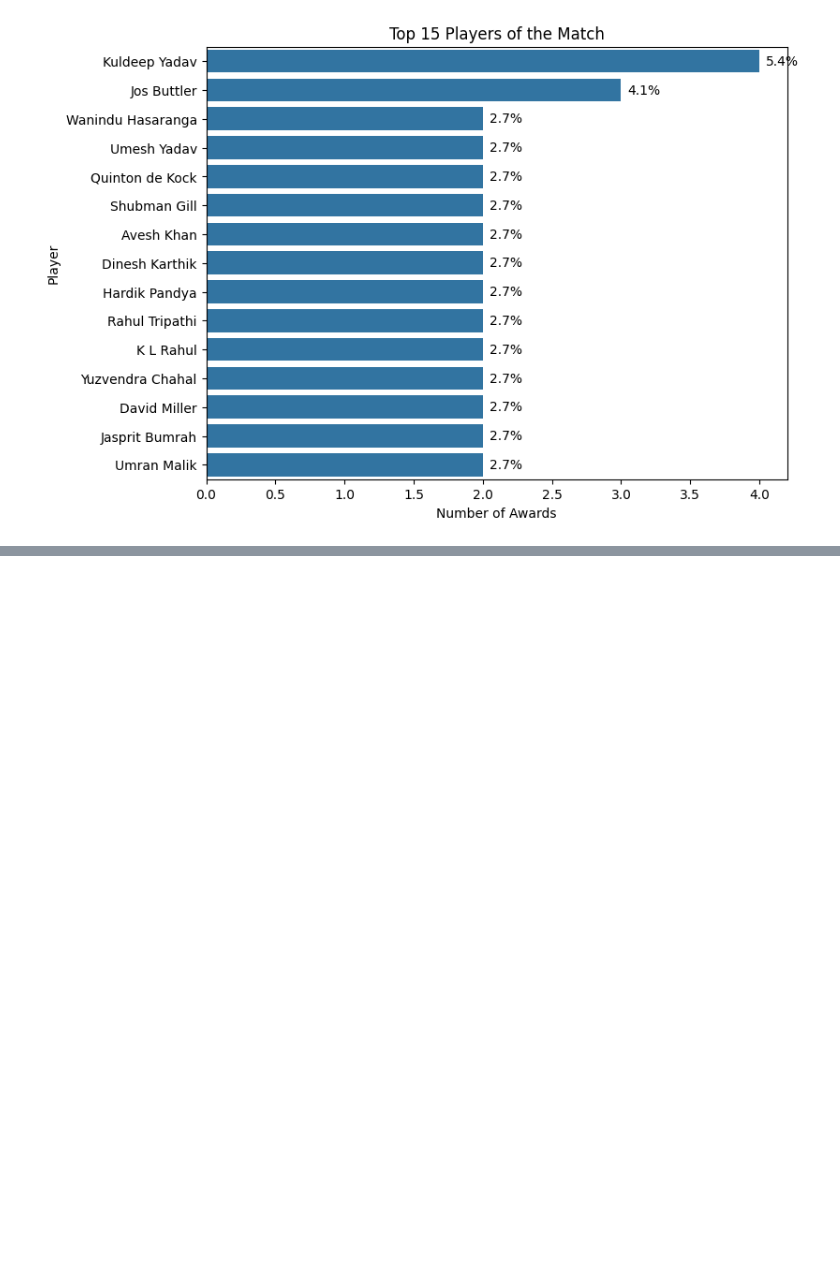
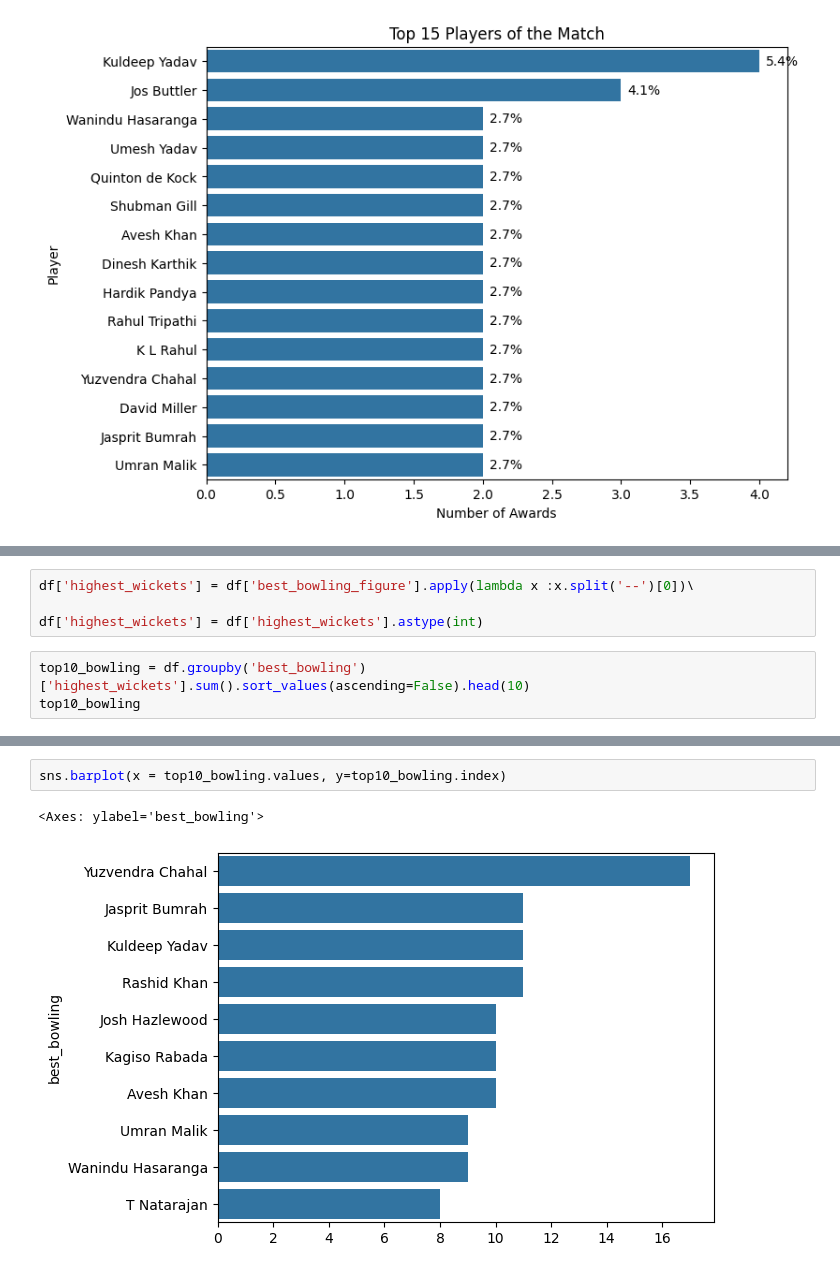
Before and after one commit to ZippoAI/Python-Data-Visualization, a Jupyter notebook: 4.Projects/1.IPLProject.ipynb, the cells around one changed output, grey strips where cells are left out. Saved outputs shown, nothing was run; the diff lists cells and outputs as text; blank space fills up the shorter version.

```diff
--- a/4.Projects/1.IPLProject.ipynb
+++ b/4.Projects/1.IPLProject.ipynb
@@ -209,0 +247,7 @@ for i, (count, pct) in enumerate(zip(award_top.values, percentages)):
+# %%
+df['highest_wickets'] = df['best_bowling_figure'].apply(lambda x :x.split('--')[0])\
+
+df['highest_wickets'] = df['highest_wickets'].astype(int)
+# %%
+top10_bowling = df.groupby('best_bowling')['highest_wickets'].sum().sort_values(ascending=False).head(10)
+top10_bowling
@@ -209,0 +267,5 @@ for i, (count, pct) in enumerate(zip(award_top.values, percentages)):
+# %%
+sns.barplot(x = top10_bowling.values, y=top10_bowling.index)
+# %% [output]
+<Axes: ylabel='best_bowling'>
+[figure, added]
```
Also changed, not shown: parts of 13 cells of this notebook.
